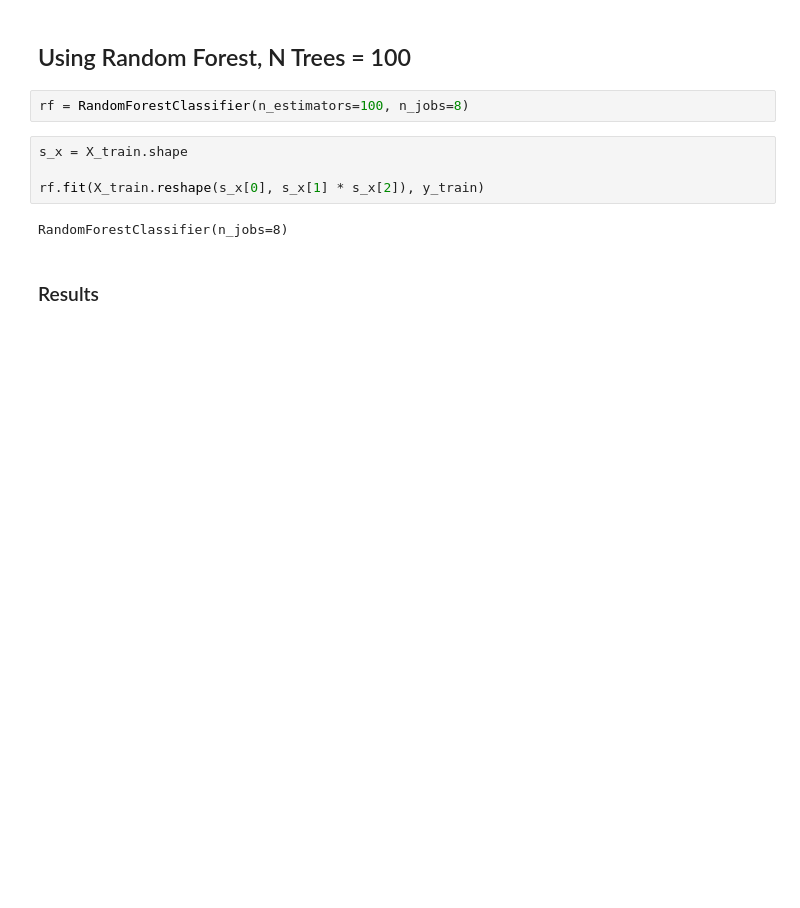
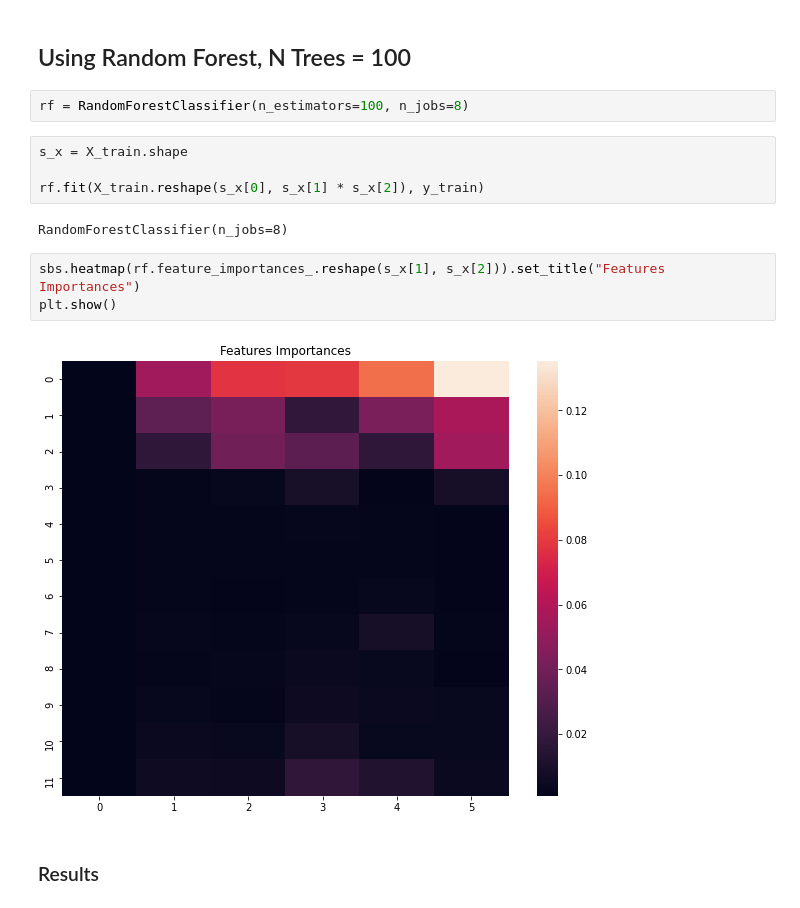
Before and after one commit to igorbispo99/TrabalhoCompExp, a Jupyter notebook: trabalho_2.ipynb, the cells around one changed output. Cells and saved outputs as stored; diff of their text form; blank space fills up the shorter version.

```diff
--- a/trabalho_2.ipynb
+++ b/trabalho_2.ipynb
@@ -180,6 +180,11 @@ s_x = X_train.shape
 rf.fit(X_train.reshape(s_x[0], s_x[1] * s_x[2]), y_train)
 # %% [output]
 RandomForestClassifier(n_jobs=8)
+# %%
+sbs.heatmap(rf.feature_importances_.reshape(s_x[1], s_x[2])).set_title("Features Importances")
+plt.show()
+# %% [output]
+[figure, added]
 # %% [markdown]
 ### Results
 # %%
```
Also changed, not shown: parts of 1 cell of this notebook.
